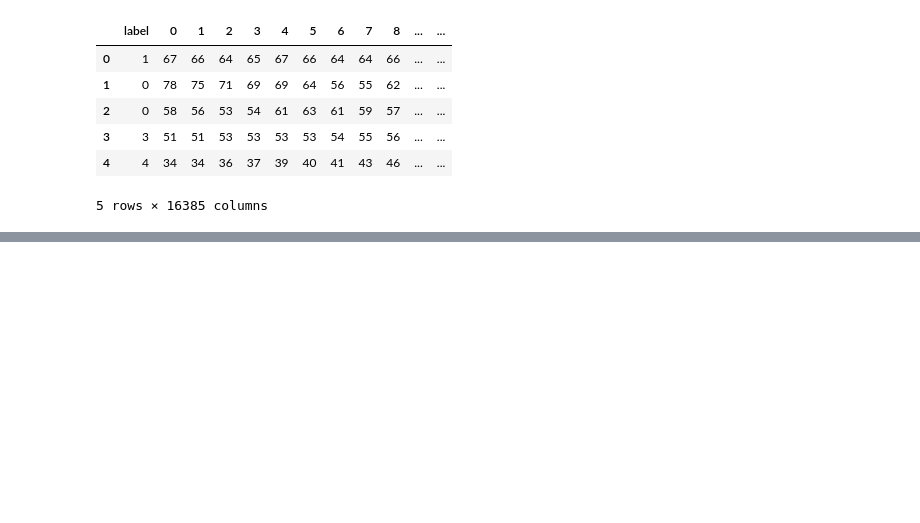
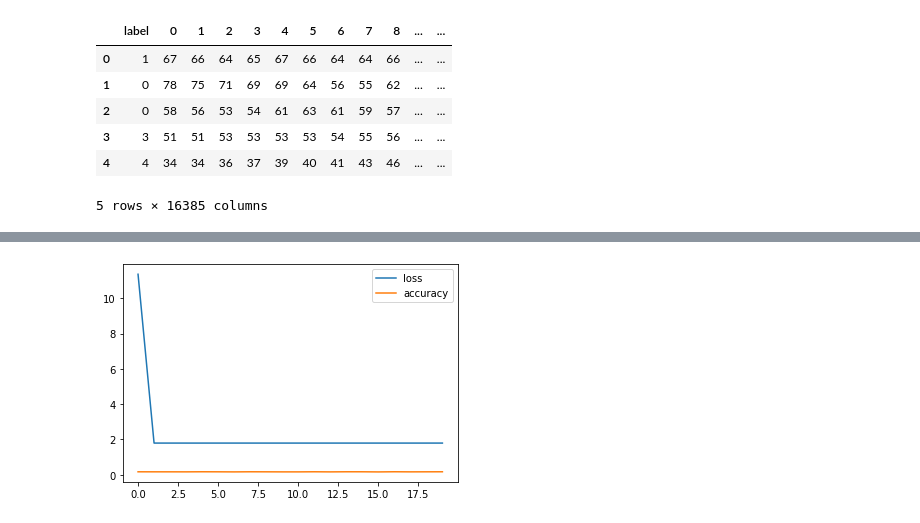
Before and after one commit to poolGolez/project-roosevelt, a Jupyter notebook: finger-number-ann-multi-class-classification.ipynb, the cells around one changed output, grey strips where cells are left out. Cells and saved outputs as stored; diff of their text form; code cells hidden in the pictures; blank space fills up the shorter version.

```diff
--- a/finger-number-ann-multi-class-classification.ipynb
+++ b/finger-number-ann-multi-class-classification.ipynb
@@ -112,0 +158,15 @@ raw_test_df.image
+# %%
+tf.random.set_seed(42)
+
+model1 = tf.keras.Sequential([
+    tf.keras.layers.Dense(20, activation='relu'),
+    tf.keras.layers.Dense(6, activation='softmax')
+])
+
+model1.compile(
+    loss=tf.keras.losses.SparseCategoricalCrossentropy(),
+    optimizer=tf.keras.optimizers.Adam(),
+    metrics=['accuracy']
+)
+
+history1 = model1.fit(X_train, y_train, epochs=20, verbose=0)
@@ -112,0 +175,9 @@ raw_test_df.image
+# %%
+def plot_model_learning(history):
+    plt.plot(history.history['loss'], label='loss')
+    plt.plot(history.history['accuracy'], label='accuracy')
+    plt.legend()
+
+plot_model_learning(history1)
+# %% [output]
+[figure, added]
```
Also changed, not shown: parts of 25 cells of this notebook.
